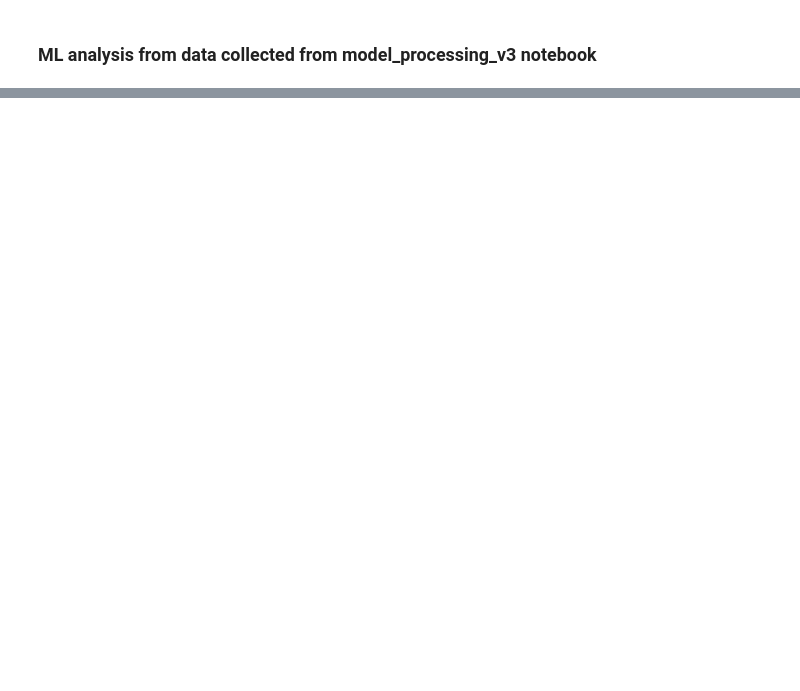
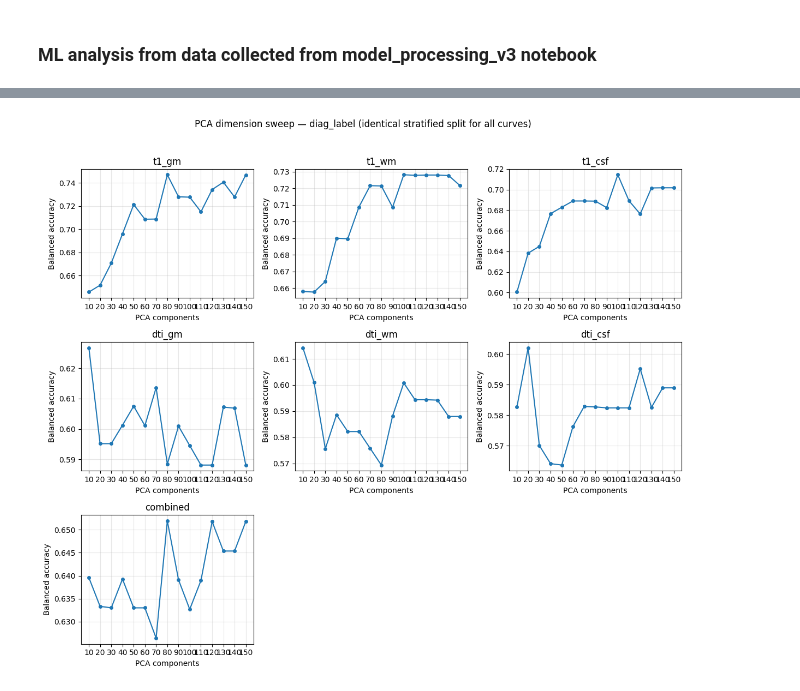
Before and after one commit to william2952/ADRU, a Jupyter notebook: model_analysis_v3.ipynb, the cells around one changed output, grey strips where cells are left out. Saved outputs shown, nothing was run; the diff lists cells and outputs as text; code cells hidden in the pictures; blank space fills up the shorter version.

Commit message:
Update model_analysis_v3 and model_processing_v3 notebooks: adjust execution counts, enhance data loading and preprocessing steps, and improve output messages for clarity.

```diff
--- a/model_analysis_v3.ipynb
+++ b/model_analysis_v3.ipynb
@@ -129,0 +180,2 @@ amy_results
+# %%
+rows = []
@@ -129,0 +245,9 @@ amy_results
+# %%
+pca_sweep_results = pd.DataFrame(rows)
+print(
+    f"PCA sweep: label={LABEL_COL}  n={len(y)}  "
+    f"train={len(idx_train)} test={len(idx_test)}  components={N_COMPONENTS_RANGE[0]}..{N_COMPONENTS_RANGE[-1]}"
+)
+pca_sweep_results.pivot_table(
+    index="n_components", columns="dataset", values="bAcc", aggfunc="first"
+).round(4)
@@ -129,0 +273,31 @@ amy_results
+# %%
+# 7 subplots: PCA components vs balanced accuracy
+plot_order = list(MODALITY_ORDER) + ["combined"]
+fig, axes = plt.subplots(3, 3, figsize=(12, 10))
+axes = axes.ravel()
+for i, name in enumerate(plot_order):
+    ax = axes[i]
+    sub = pca_sweep_results.loc[pca_sweep_results["dataset"] == name]
+    ax.plot(
+        sub["n_components"],
+        sub["bAcc"],
+        marker="o",
+        ms=4,
+        color="C0",
+    )
+    ax.set_title(name)
+    ax.set_xlabel("PCA components")
+    ax.set_ylabel("Balanced accuracy")
+    ax.set_xticks(N_COMPONENTS_RANGE)
+    ax.grid(True, alpha=0.3)
+for j in range(len(plot_order), len(axes)):
+    axes[j].set_visible(False)
+fig.suptitle(
+    f"PCA dimension sweep — {LABEL_COL} (identical stratified split for all curves)",
+    fontsize=12,
+    y=1.02,
+)
+plt.tight_layout()
+plt.show()
+# %% [output]
+[figure, added]
```
Also changed, not shown: parts of 16 cells of this notebook, 2 other files.
